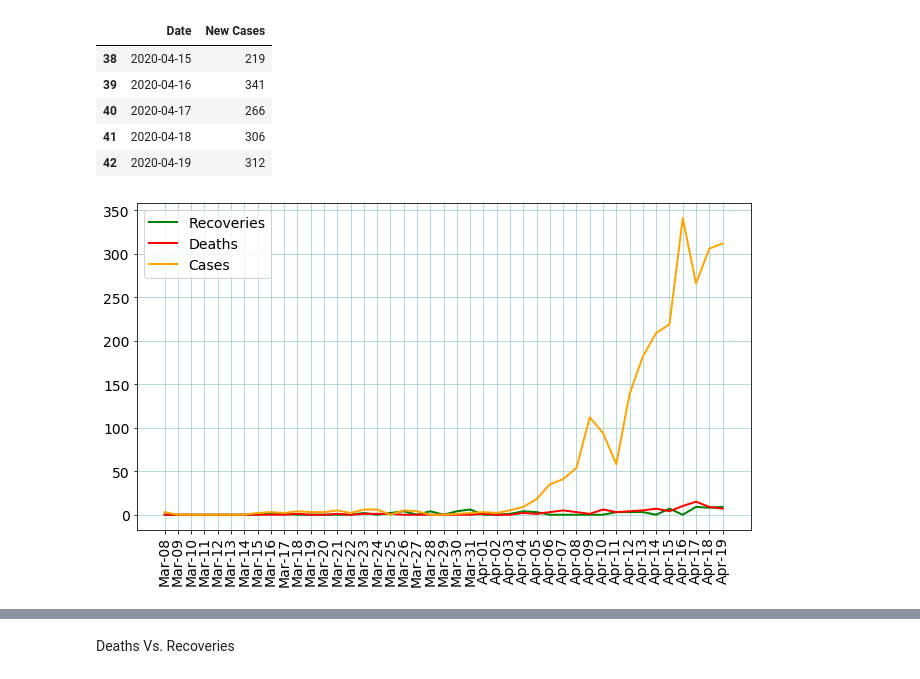
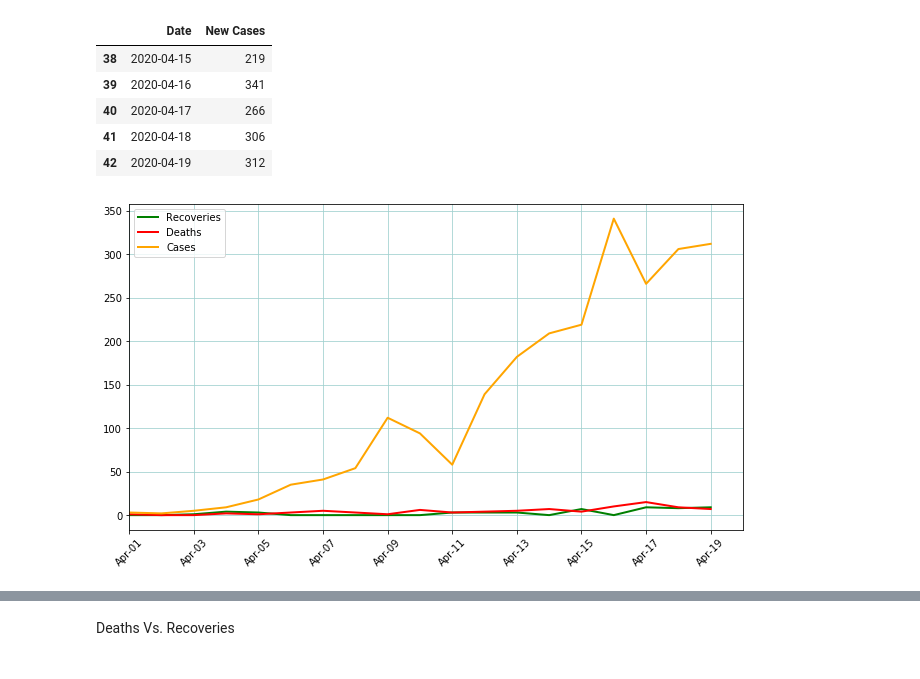
Before and after one commit to FarhadKamal/Covid, a Jupyter notebook: covidbd.ipynb, the cells around one changed output, grey strips where cells are left out. Drawn from its saved outputs; the diff is of its cells as text; code cells hidden in the pictures.

```diff
--- a/covidbd.ipynb
+++ b/covidbd.ipynb
@@ -16,27 +17,29 @@ df[['Date','New Cases']].tail()
 | 41 | 2020-04-18 | 306 |
 | 42 | 2020-04-19 | 312 |
 # %%
-fig= plt.figure(figsize=(11,6))
 
-Date=[date_obj.strftime('%b-%d') for date_obj in df['Date']]
-#Date=df['Date']
+myFmt = mdates.DateFormatter('%b-%d')
+
+fig, ax = plt.subplots(figsize=(11, 6))
+
+Date=df['Date']
 NR=df['New Recoveries']
 NC=df['New Cases']
 ND=df['New Deaths']
 
-
-plt.plot(Date,NR,linewidth=2,color="green",label="Recoveries")
-plt.plot(Date,ND,linewidth=2,color="red",label="Deaths")
-plt.plot(Date,NC,linewidth=2,color="orange",label="Cases")
-plt.xticks(rotation=90)
-
+ax.xaxis.set_major_formatter(myFmt)
+ax.plot(Date,NR,linewidth=2,color="green",label="Recoveries")
+ax.plot(Date,ND,linewidth=2,color="red",label="Deaths")
+ax.plot(Date,NC,linewidth=2,color="orange",label="Cases")
+ax.set_xlim([datetime.date(2020, 4, 1), datetime.date(2020, 4, 20)])
+plt.xticks(rotation=45)
 plt.grid(color='#a1d1d0')
 plt.legend()
 plt.savefig("chart1.png", bbox_inches="tight", pad_inches=1)
 plt.show()
 plt.close()
 # %% [output]
-[figure, old version]
+[figure, new version]
 # %%
 active_cases=df['Total Cases'].max()-df['Total Deaths'].max()-df['Total Recoveries'].max()
 exp_vals = [active_cases,df['Total Deaths'].max(),df['Total Recoveries'].max()]
```
Also changed, not shown: parts of 5 cells of this notebook, 5 other files.
